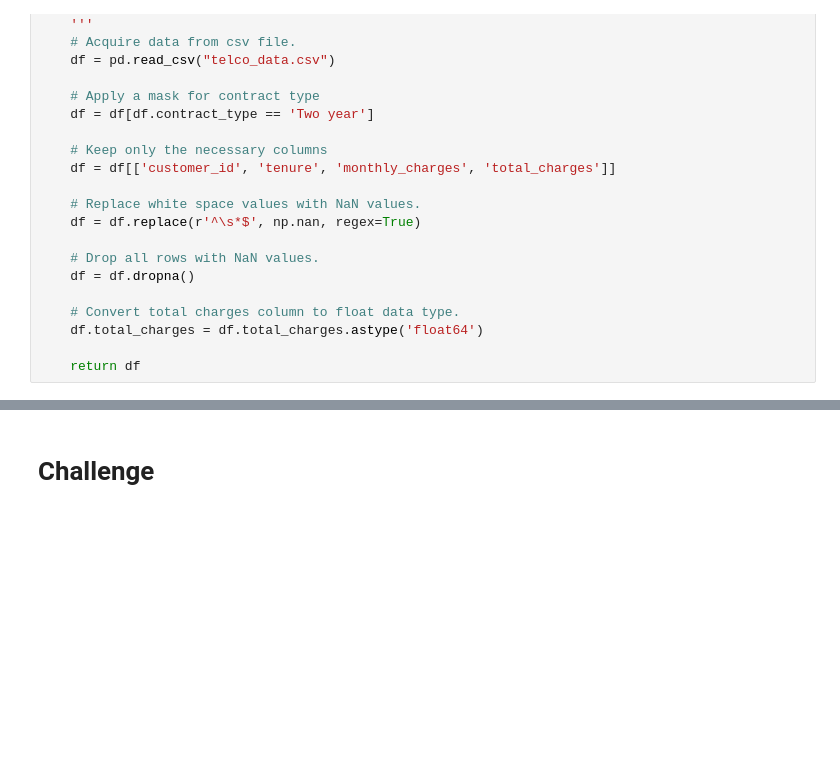
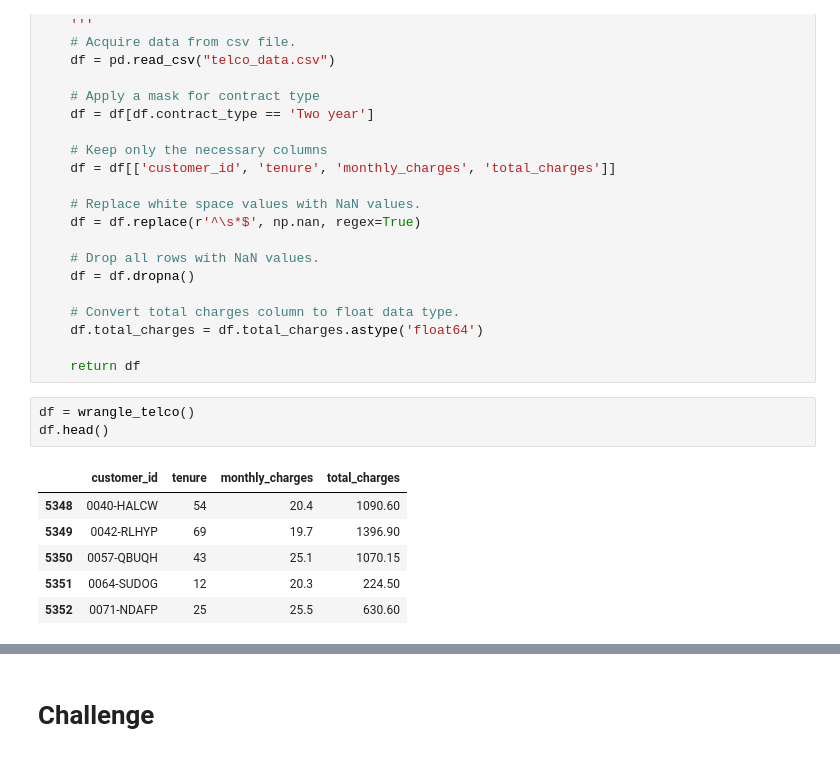
Before and after one commit to christophermayorga/regression-exercises, a Jupyter notebook: wrangle.ipynb, the cells around one changed output, grey strips where cells are left out. Cells and saved outputs as stored; diff of their text form; blank space fills up the shorter version.

```diff
--- a/wrangle.ipynb
+++ b/wrangle.ipynb
@@ -144,3 +144,13 @@ def wrangle_telco():
     df.total_charges = df.total_charges.astype('float64')
 
     return df
+# %%
+df = wrangle_telco()
+df.head()
+# %% [output]
+|  | customer_id | tenure | monthly_charges | total_charges |
+| 5348 | 0040-HALCW | 54 | 20.4 | 1090.60 |
+| 5349 | 0042-RLHYP | 69 | 19.7 | 1396.90 |
+| 5350 | 0057-QBUQH | 43 | 25.1 | 1070.15 |
+| 5351 | 0064-SUDOG | 12 | 20.3 | 224.50 |
+| 5352 | 0071-NDAFP | 25 | 25.5 | 630.60 |
```
Also changed, not shown: parts of 32 cells of this notebook, 2 other files.
